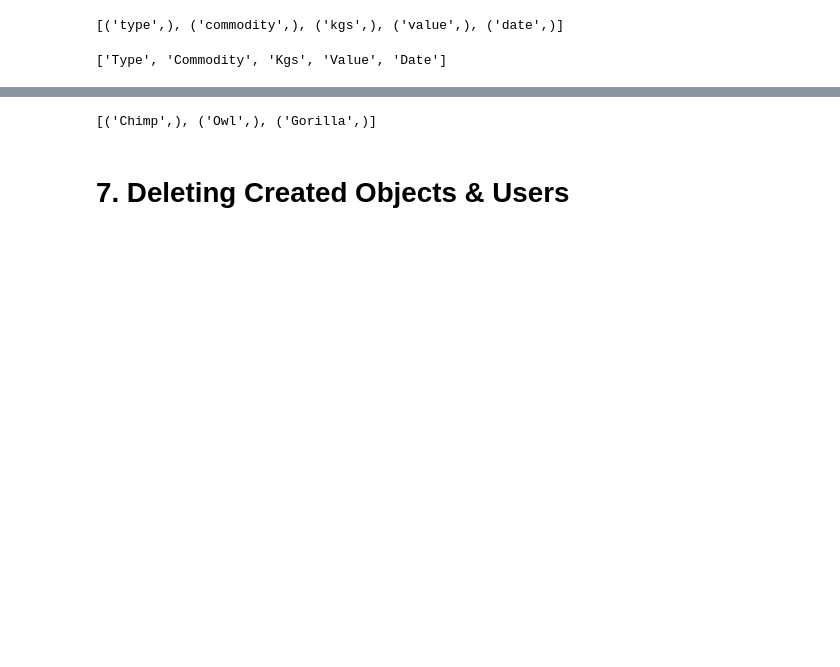
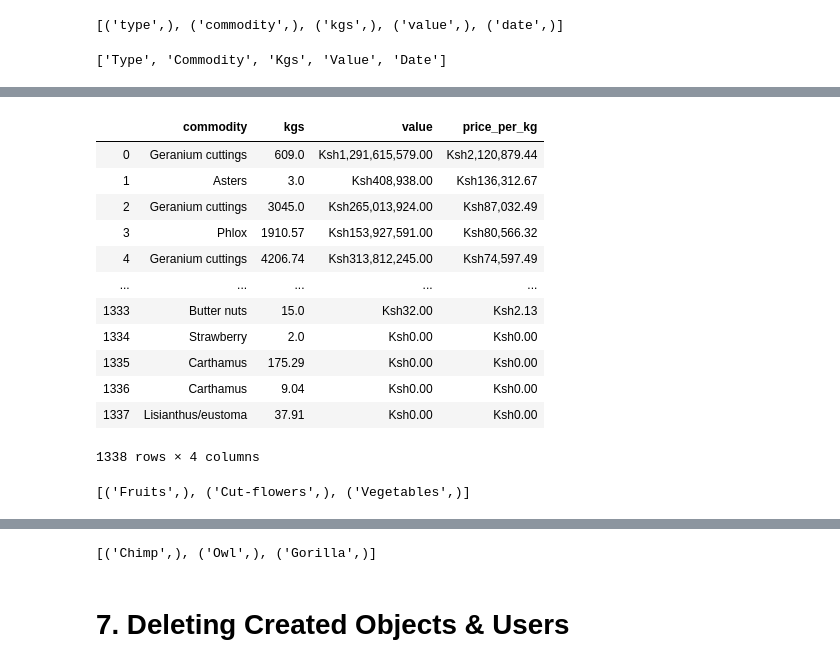
Before and after one commit to Tim-Abwao/psycopg2-basics, a Jupyter notebook: PostgreSQL Basics with Psycopg2.ipynb, the cells around one changed output, grey strips where cells are left out. Saved outputs shown, nothing was run; the diff lists cells and outputs as text; code cells hidden in the pictures; blank space fills up the shorter version.

```diff
--- a/PostgreSQL Basics with Psycopg2.ipynb
+++ b/PostgreSQL Basics with Psycopg2.ipynb
@@ -194,0 +191,27 @@ df2.head()
+# %%
+#Removing rows with zero export amount
+cur.execute('DELETE FROM exports where kgs<=0.0;')
+
+#evaluating 'price_per_kg'
+cur.execute('SELECT commodity,kgs,value,(value/kgs) AS price_per_kg FROM exports ORDER BY price_per_kg DESC;')
+pd.DataFrame(cur.fetchall(), columns=['commodity','kgs','value','price_per_kg'])
+# %% [output]
+|  | commodity | kgs | value | price_per_kg |
+| 0 | Geranium cuttings | 609.0 | Ksh1,291,615,579.00 | Ksh2,120,879.44 |
+| 1 | Asters | 3.0 | Ksh408,938.00 | Ksh136,312.67 |
+| 2 | Geranium cuttings | 3045.0 | Ksh265,013,924.00 | Ksh87,032.49 |
+| 3 | Phlox | 1910.57 | Ksh153,927,591.00 | Ksh80,566.32 |
+| 4 | Geranium cuttings | 4206.74 | Ksh313,812,245.00 | Ksh74,597.49 |
+| ... | ... | ... | ... | ... |
+| 1333 | Butter nuts | 15.0 | Ksh32.00 | Ksh2.13 |
+| 1334 | Strawberry | 2.0 | Ksh0.00 | Ksh0.00 |
+| 1335 | Carthamus | 175.29 | Ksh0.00 | Ksh0.00 |
+| 1336 | Carthamus | 9.04 | Ksh0.00 | Ksh0.00 |
+| 1337 | Lisianthus/eustoma | 37.91 | Ksh0.00 | Ksh0.00 |
+1338 rows × 4 columns
+# %%
+#Getting types of commodities
+cur.execute('SELECT DISTINCT type FROM exports;')
+cur.fetchall()
+# %% [output]
+[('Fruits',), ('Cut-flowers',), ('Vegetables',)]
```
Also changed, not shown: parts of 16 cells of this notebook, 1 other file.
